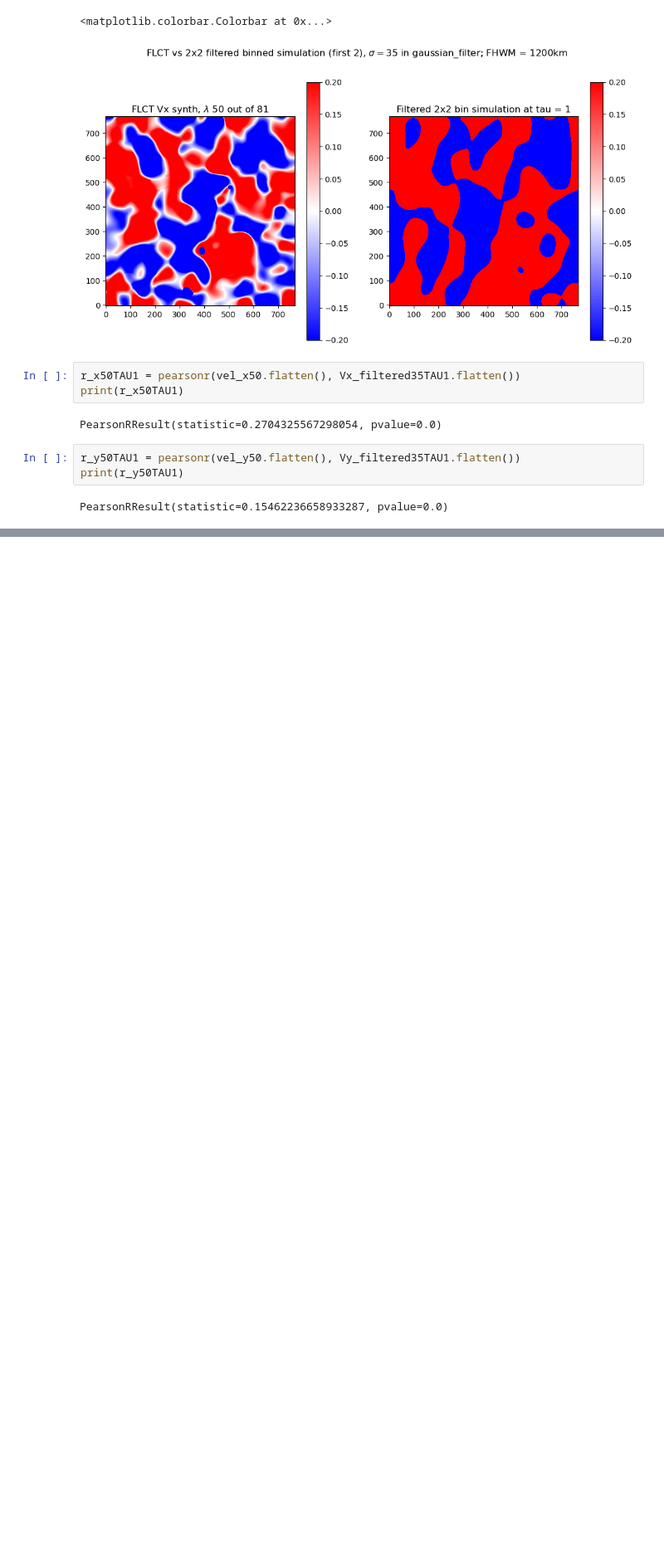
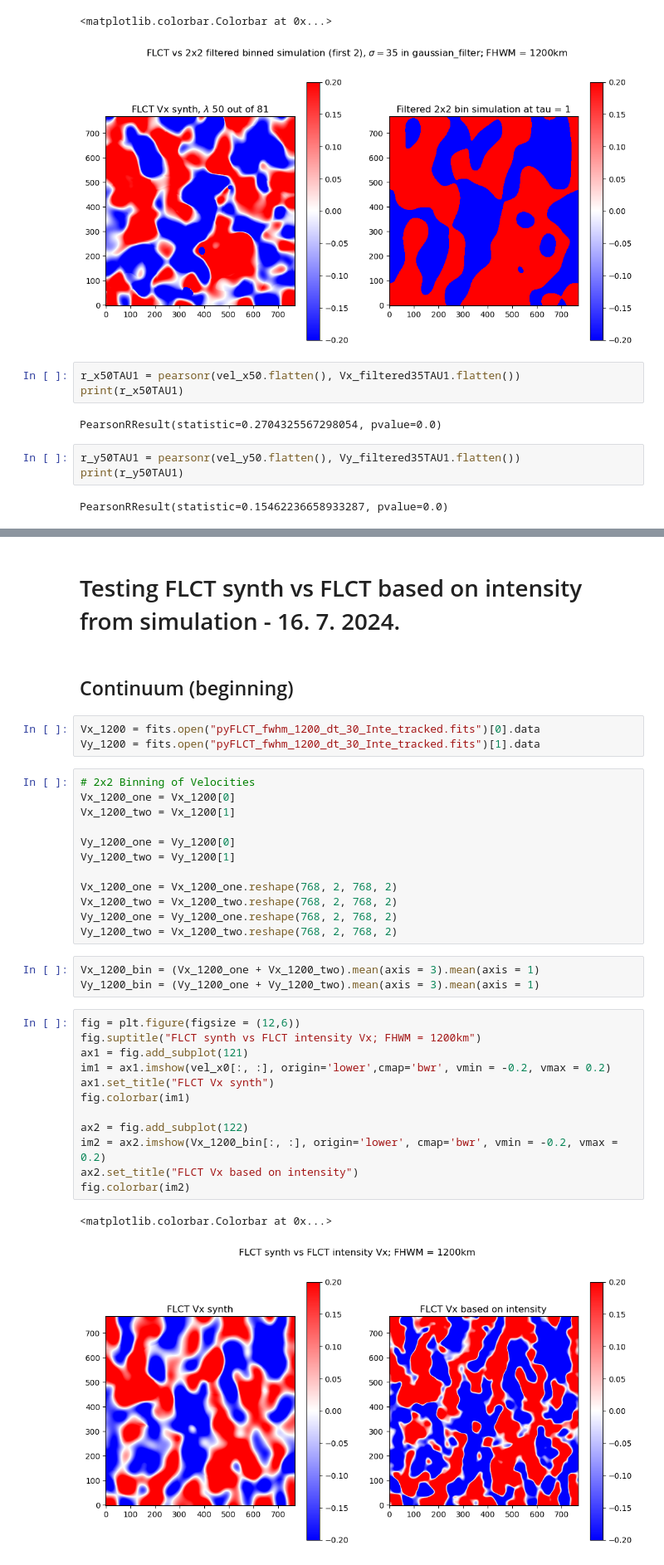
Before and after one commit to TheodoreKostic/Tracking_features, a Jupyter notebook: Synth_master/Synth_TAU(0.1, 1).ipynb, the cells around one changed output, grey strips where cells are left out. Shown at 83% size. Drawn from its saved outputs; the diff is of its cells as text; blank space fills up the shorter version.

Commit message:
New: synth FLCT vs simulation intensity FLCT

```diff
--- a/Synth_master/Synth_TAU(0.1, 1).ipynb
+++ b/Synth_master/Synth_TAU(0.1, 1).ipynb
@@ -246,0 +250,37 @@ PearsonRResult(statistic=0.15462236658933287, pvalue=0.0)
+# %% [markdown]
+<h1>Testing FLCT synth vs FLCT based on intensity from simulation - 16. 7. 2024.</h1>
+# %% [markdown]
+<h2>Continuum (beginning)</h2>
+# %%
+Vx_1200 = fits.open("pyFLCT_fwhm_1200_dt_30_Inte_tracked.fits")[0].data
+Vy_1200 = fits.open("pyFLCT_fwhm_1200_dt_30_Inte_tracked.fits")[1].data
+# %%
+# 2x2 Binning of Velocities
+Vx_1200_one = Vx_1200[0]
+Vx_1200_two = Vx_1200[1]
+
+Vy_1200_one = Vy_1200[0]
+Vy_1200_two = Vy_1200[1]
+
+Vx_1200_one = Vx_1200_one.reshape(768, 2, 768, 2)
+Vx_1200_two = Vx_1200_two.reshape(768, 2, 768, 2)
+Vy_1200_one = Vy_1200_one.reshape(768, 2, 768, 2)
+Vy_1200_two = Vx_1200_two.reshape(768, 2, 768, 2)
+# %%
+Vx_1200_bin = (Vx_1200_one + Vx_1200_two).mean(axis = 3).mean(axis = 1)
+Vy_1200_bin = (Vy_1200_one + Vy_1200_two).mean(axis = 3).mean(axis = 1)
+# %%
+fig = plt.figure(figsize = (12,6))
+fig.suptitle("FLCT synth vs FLCT intensity Vx; FHWM = 1200km")
+ax1 = fig.add_subplot(121)
+im1 = ax1.imshow(vel_x0[:, :], origin='lower',cmap='bwr', vmin = -0.2, vmax = 0.2)
+ax1.set_title("FLCT Vx synth")
+fig.colorbar(im1)
+
+ax2 = fig.add_subplot(122)
+im2 = ax2.imshow(Vx_1200_bin[:, :], origin='lower', cmap='bwr', vmin = -0.2, vmax = 0.2)
+ax2.set_title("FLCT Vx based on intensity")
+fig.colorbar(im2)
+# %% [output]
+<matplotlib.colorbar.Colorbar at 0x...>
+[figure, added]
```
Also changed, not shown: parts of 33 cells of this notebook.
